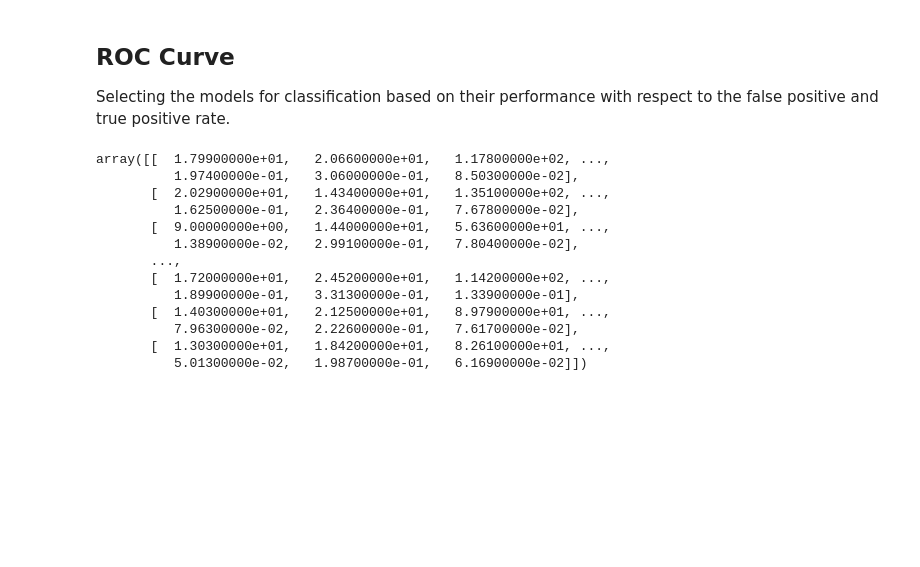
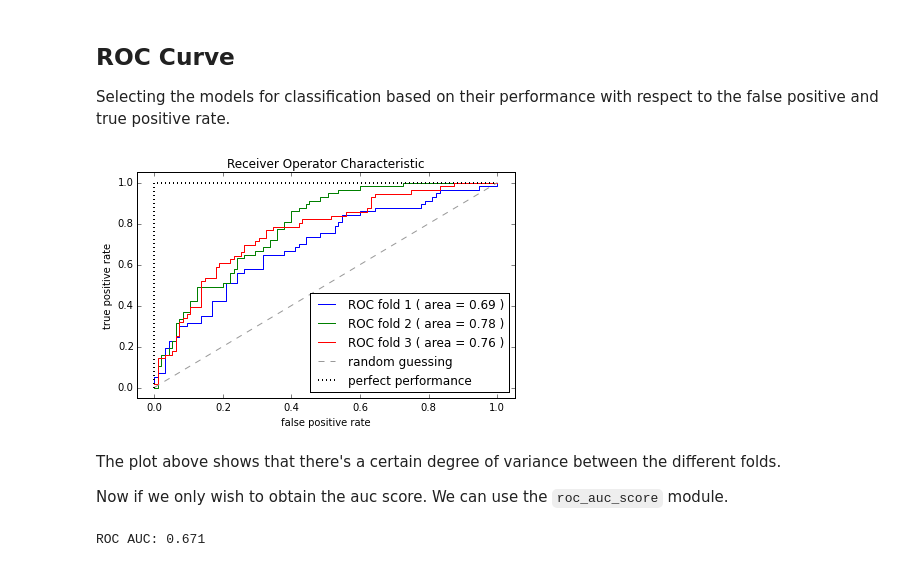
Before and after one commit to ethen8181/programming, a Jupyter notebook: python_machine_learning/chapter6/chapter6.ipynb, the cells around one changed output. Drawn from its saved outputs; the diff is of its cells as text; code cells hidden in the pictures; blank space fills up the shorter version.

```diff
--- a/python_machine_learning/chapter6/chapter6.ipynb
+++ b/python_machine_learning/chapter6/chapter6.ipynb
@@ -359,19 +361,50 @@ print(gs.best_params_)
 Selecting the models for classification based on their performance with respect to the false positive and true positive rate.
 # %%
 from sklearn.metrics import roc_curve, auc
+
+x_train2 = x_train[ :, [ 4, 14 ] ]
+cv = StratifiedKFold( y = y_train, n_folds = 3, random_state = 1 )
-# %%
-x_train
-# %% [output]
-array([[  1.79900000e+01,   2.06600000e+01,   1.17800000e+02, ...,
-          1.97400000e-01,   3.06000000e-01,   8.50300000e-02],
-       [  2.02900000e+01,   1.43400000e+01,   1.35100000e+02, ...,
-          1.62500000e-01,   2.36400000e-01,   7.67800000e-02],
-       [  9.00000000e+00,   1.44000000e+01,   5.63600000e+01, ...,
-          1.38900000e-02,   2.99100000e-01,   7.80400000e-02],
-       ...,
-       [  1.72000000e+01,   2.45200000e+01,   1.14200000e+02, ...,
-          1.89900000e-01,   3.31300000e-01,   1.33900000e-01],
-       [  1.40300000e+01,   2.12500000e+01,   8.97900000e+01, ...,
-          7.96300000e-02,   2.22600000e-01,   7.61700000e-02],
-       [  1.30300000e+01,   1.84200000e+01,   8.26100000e+01, ...,
-          5.01300000e-02,   1.98700000e-01,   6.16900000e-02]])
+# %%
+# plot the roc curve for every fold
+for i, ( train, test ) in enumerate(cv) :
+    probas = pipe_lr.fit( x_train2[train], y_train[train] ).predict_proba( x_train2[test] )
+    # calling the roc_curve, extract the probability of the class label 1 from @probas
+    fpr, tpr, thresholds = roc_curve( y_train[test], probas[ :, 1 ], pos_label = 1 )
+    roc_auc = auc( fpr, tpr )
+    plt.plot( fpr, tpr, lw = 1, label = "ROC fold %d ( area = %0.2f )" % ( ( i + 1 ), roc_auc ) )
+
+plt.plot( [0, 1],
+          [0, 1],
+          linestyle = '--',
+          color = (0.6, 0.6, 0.6),
+          label = 'random guessing' )
+plt.plot( [0, 0, 1],
+          [0, 1, 1],
+          lw = 2,
+          linestyle = ':',
+          color = 'black',
+          label = 'perfect performance' )
+
+plt.xlim([-0.05, 1.05])
+plt.ylim([-0.05, 1.05])
+plt.xlabel('false positive rate')
+plt.ylabel('true positive rate')
+plt.title('Receiver Operator Characteristic')
+plt.legend(loc="lower right")
+
+plt.tight_layout()
+plt.show()
+# %% [output]
+[figure, added]
+# %% [markdown]
+The plot above shows that there's a certain degree of variance between the different folds.
+
+Now if we only wish to obtain the auc score. We can use the `roc_auc_score` module.
+# %%
+from sklearn.metrics import roc_auc_score
+
+pipe_svc = pipe_svc.fit(x_train2, y_train)
+y_pred2 = pipe_svc.predict(x_test[:, [4, 14]])
+print( 'ROC AUC: %.3f' % roc_auc_score( y_true = y_test, y_score = y_pred2 ) )
+# %% [output]
+ROC AUC: 0.671
```
Also changed, not shown: parts of 3 cells of this notebook, 3 other files.
